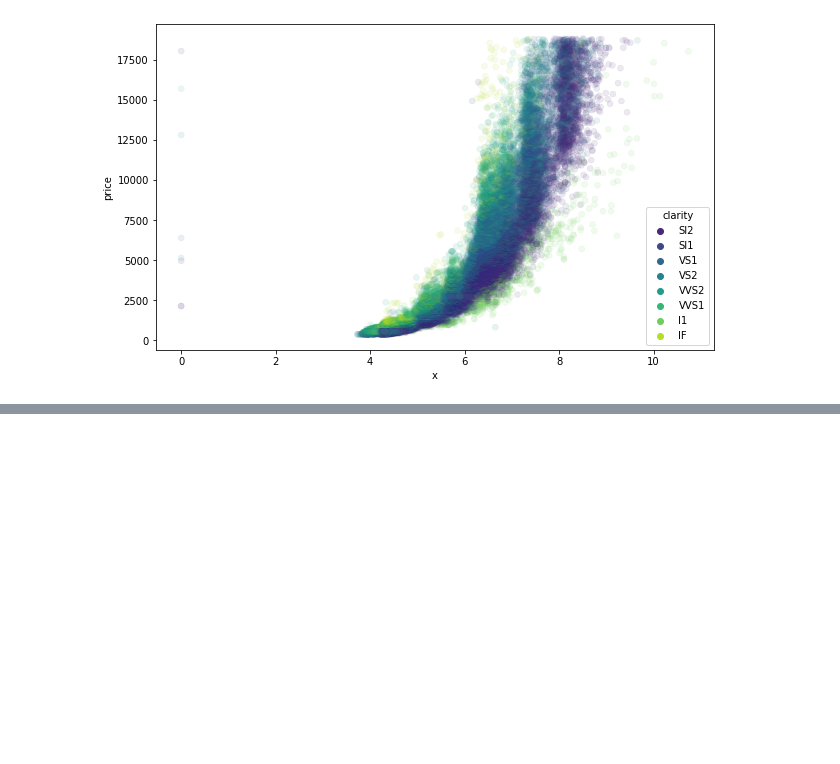
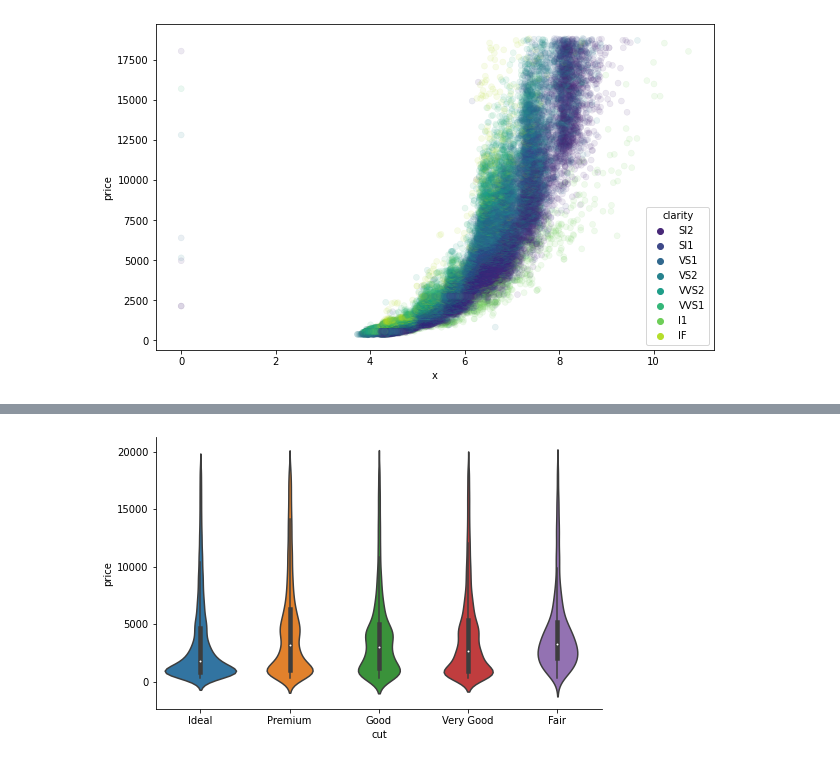
Before and after one commit to naruhikohama/dataviz-python, a Jupyter notebook: Seaborn/seaborn_intro_demo.ipynb, the cells around one changed output, grey strips where cells are left out. Drawn from its saved outputs; the diff is of its cells as text; code cells hidden in the pictures; blank space fills up the shorter version.

```diff
--- a/Seaborn/seaborn_intro_demo.ipynb
+++ b/Seaborn/seaborn_intro_demo.ipynb
@@ -189,0 +224,10 @@ plt.show()
+# %%
+fig, ax = plt.subplots(figsize = (8, 5))
+
+sns.violinplot(x = 'cut', y = 'price', data = diamonds)
+
+sns.despine()
+
+plt.show()
+# %% [output]
+[figure, added]
```
Also changed, not shown: parts of 6 cells of this notebook.
